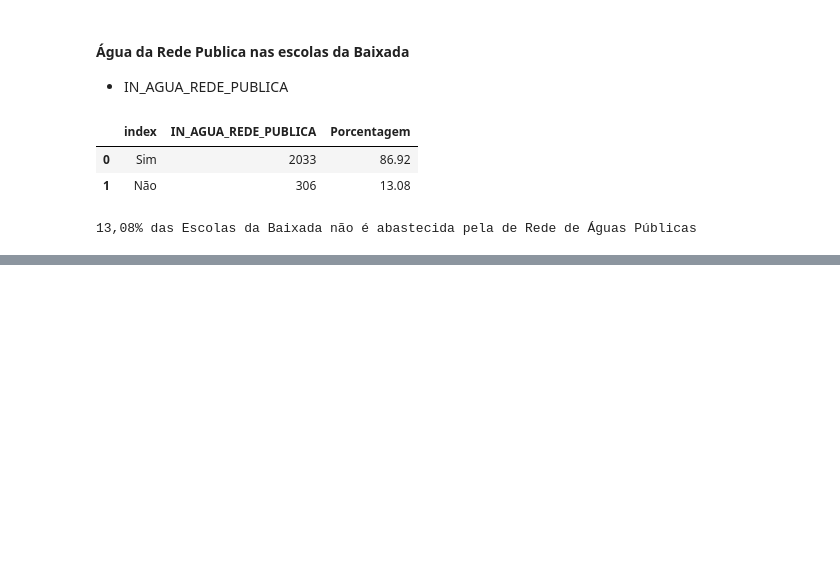
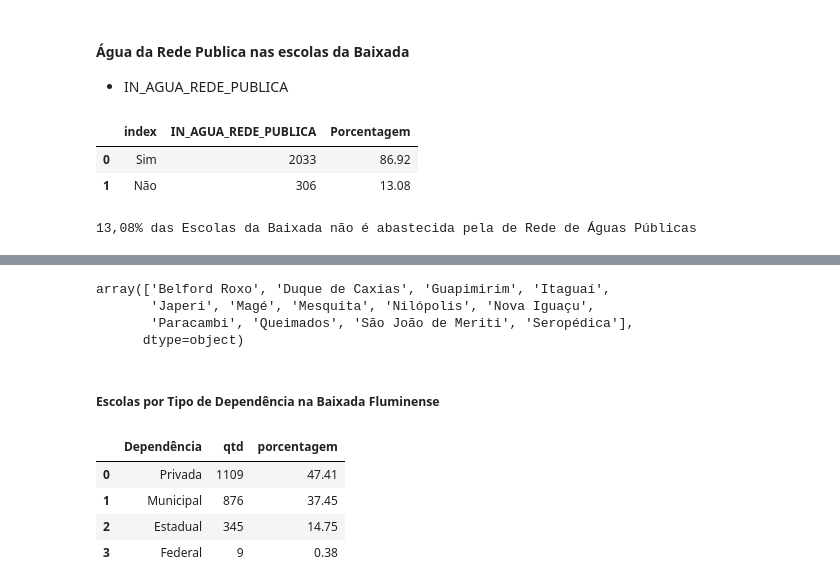
Before and after one commit to CyberBantu/Analise_CensoEscolar_RJ, a Jupyter notebook: Analise_dados_CensoEscolar_RJ.ipynb, the cells around one changed output, grey strips where cells are left out. Drawn from its saved outputs; the diff is of its cells as text; code cells hidden in the pictures; blank space fills up the shorter version.

```diff
--- a/Analise_dados_CensoEscolar_RJ.ipynb
+++ b/Analise_dados_CensoEscolar_RJ.ipynb
@@ -227,0 +290,22 @@ TypeError: ignored
+# %%
+# Filtrando dados para baixada somente ativas
+baixada = base.query('CO_MUNICIPIO == (3300456,3301702,3301850,3302007,3302270,3302502,3302858,3303203,3303500,3303609,3304144,3305109,3305554) & TP_SITUACAO_FUNCIONAMENTO == 1')
+baixada['NO_MUNICIPIO'].unique()
+# %% [output]
+array(['Belford Roxo', 'Duque de Caxias', 'Guapimirim', 'Itaguaí',
+       'Japeri', 'Magé', 'Mesquita', 'Nilópolis', 'Nova Iguaçu',
+       'Paracambi', 'Queimados', 'São João de Meriti', 'Seropédica'],
+      dtype=object)
+# %% [markdown]
+##### Escolas por Tipo de Dependência na Baixada Fluminense
+# %%
+dp_baixada = baixada['TP_DEPENDENCIA'].value_counts().reset_index().rename(columns = {'index' : 'Dependência', 'TP_DEPENDENCIA' : 'qtd'})
+dp_baixada['porcentagem'] = round(dp_baixada['qtd'] / dp_baixada['qtd'].sum()*100,2)
+# %%
+dp_baixada
+# %% [output]
+|  | Dependência | qtd | porcentagem |
+| 0 | Privada | 1109 | 47.41 |
+| 1 | Municipal | 876 | 37.45 |
+| 2 | Estadual | 345 | 14.75 |
+| 3 | Federal | 9 | 0.38 |
```
Also changed, not shown: parts of 15 cells of this notebook.
